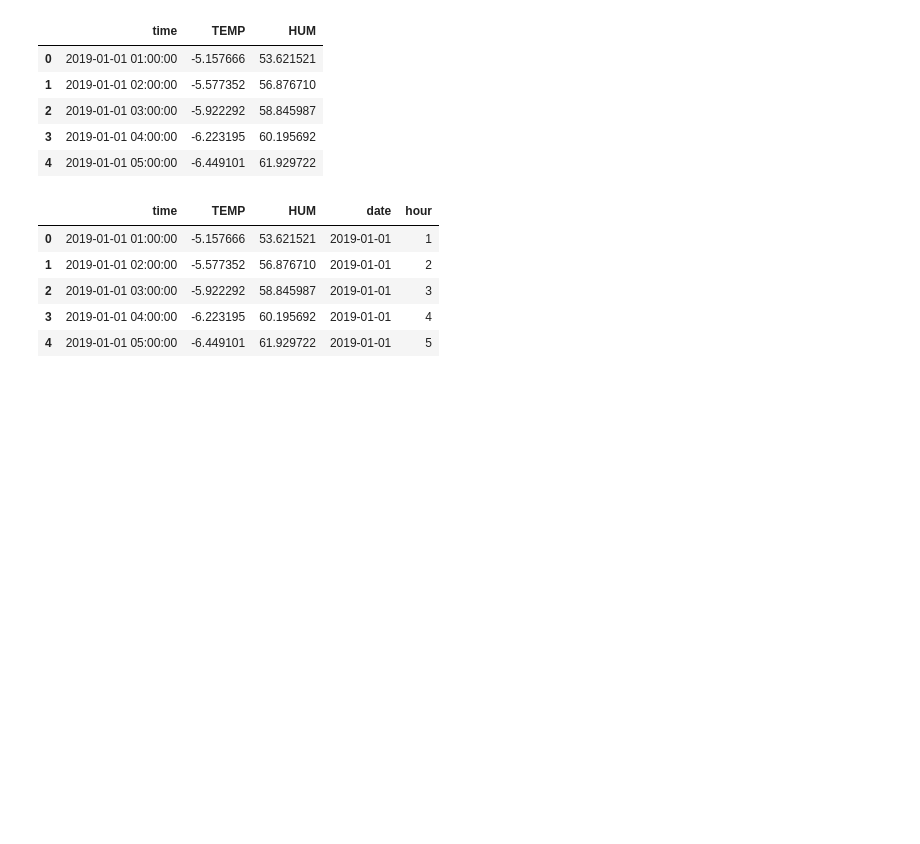
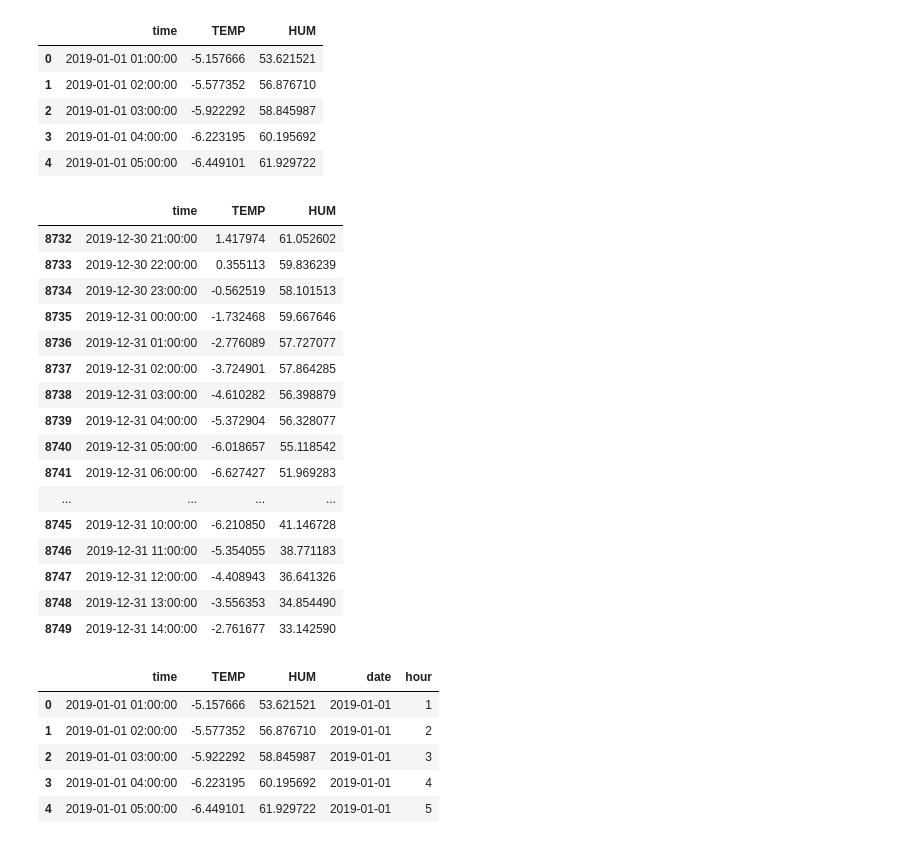
Before and after one commit to Yeeun-Lee/big_contest_2020, a Jupyter notebook: 데이터최종병합.ipynb, the cells around one changed output. Saved outputs shown, nothing was run; the diff lists cells and outputs as text; code cells hidden in the pictures; blank space fills up the shorter version.

```diff
--- a/데이터최종병합.ipynb
+++ b/데이터최종병합.ipynb
@@ -2,7 +2,7 @@
 import pandas as pd
 import numpy as np
 # %%
-wt = pd.read_csv('월별인구가중합날씨.csv', parse_dates = ['time'])
+wt = pd.read_csv('월별인구가중합날씨_1.csv', parse_dates = ['time'])
 wt.head()
 # %% [output]
 |  | time | TEMP | HUM |
@@ -11,6 +11,26 @@ wt.head()
 | 2 | 2019-01-01 03:00:00 | -5.922292 | 58.845987 |
 | 3 | 2019-01-01 04:00:00 | -6.223195 | 60.195692 |
 | 4 | 2019-01-01 05:00:00 | -6.449101 | 61.929722 |
+# %%
+wt[8732: 8750]
+# %% [output]
+|  | time | TEMP | HUM |
+| 8732 | 2019-12-30 21:00:00 | 1.417974 | 61.052602 |
+| 8733 | 2019-12-30 22:00:00 | 0.355113 | 59.836239 |
+| 8734 | 2019-12-30 23:00:00 | -0.562519 | 58.101513 |
+| 8735 | 2019-12-31 00:00:00 | -1.732468 | 59.667646 |
+| 8736 | 2019-12-31 01:00:00 | -2.776089 | 57.727077 |
+| 8737 | 2019-12-31 02:00:00 | -3.724901 | 57.864285 |
+| 8738 | 2019-12-31 03:00:00 | -4.610282 | 56.398879 |
+| 8739 | 2019-12-31 04:00:00 | -5.372904 | 56.328077 |
+| 8740 | 2019-12-31 05:00:00 | -6.018657 | 55.118542 |
+| 8741 | 2019-12-31 06:00:00 | -6.627427 | 51.969283 |
+| ... | ... | ... | ... |
+| 8745 | 2019-12-31 10:00:00 | -6.210850 | 41.146728 |
+| 8746 | 2019-12-31 11:00:00 | -5.354055 | 38.771183 |
+| 8747 | 2019-12-31 12:00:00 | -4.408943 | 36.641326 |
+| 8748 | 2019-12-31 13:00:00 | -3.556353 | 34.854490 |
+| 8749 | 2019-12-31 14:00:00 | -2.761677 | 33.142590 |
 # %%
 wt['date'] = pd.to_datetime(wt['time'].dt.date)
 wt['hour'] = wt['time'].dt.hour
```
Also changed, not shown: parts of 15 cells of this notebook, 3 other files.
